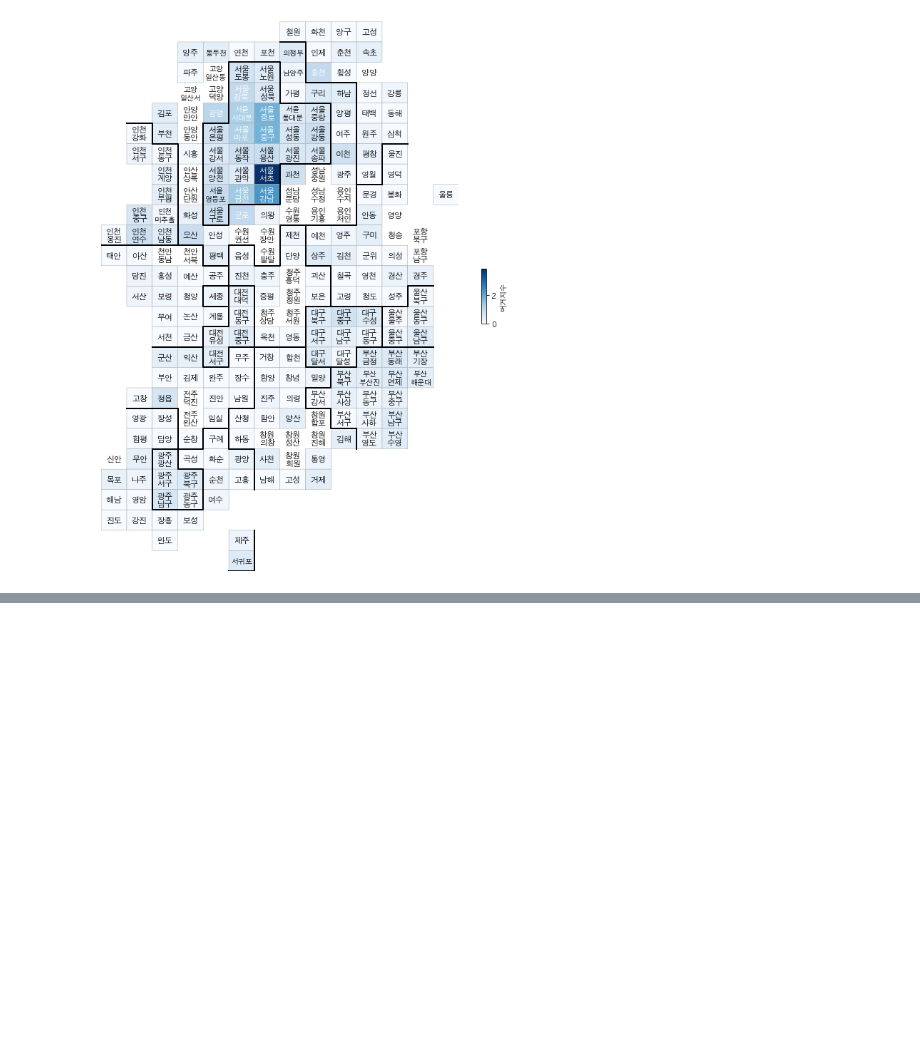
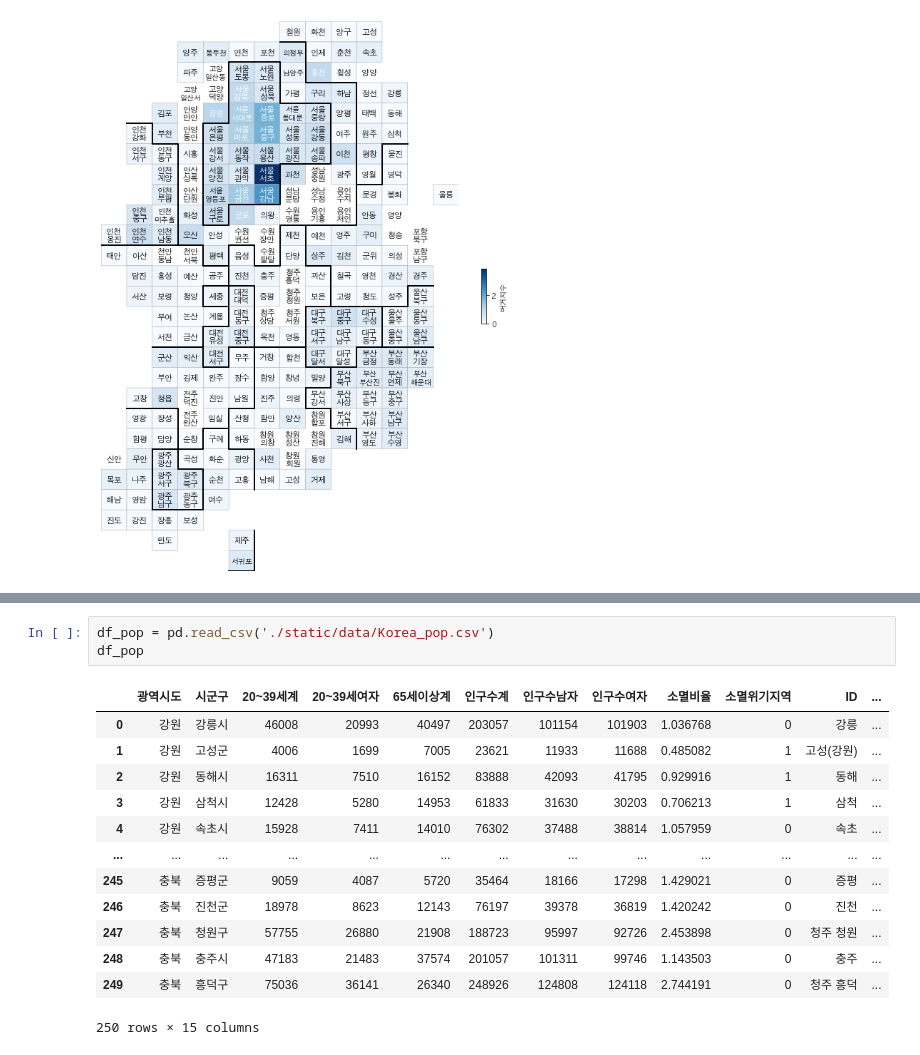
Before and after one commit to Wootae94/Flask-Web, a Jupyter notebook: 03.DataAnalysisModule/tmp.ipynb, the cells around one changed output, grey strips where cells are left out. Drawn from its saved outputs; the diff is of its cells as text; blank space fills up the shorter version.

```diff
--- a/03.DataAnalysisModule/tmp.ipynb
+++ b/03.DataAnalysisModule/tmp.ipynb
@@ -526,0 +560,17 @@ drawKorea('버거지수', df_burger, 'Blues')
+# %%
+df_pop = pd.read_csv('./static/data/Korea_pop.csv')
+df_pop
+# %% [output]
+|  | 광역시도 | 시군구 | 20~39세계 | 20~39세여자 | 65세이상계 | 인구수계 | 인구수남자 | 인구수여자 | 소멸비율 | 소멸위기지역 | ID | ... |
+| 0 | 강원 | 강릉시 | 46008 | 20993 | 40497 | 203057 | 101154 | 101903 | 1.036768 | 0 | 강릉 | ... |
+| 1 | 강원 | 고성군 | 4006 | 1699 | 7005 | 23621 | 11933 | 11688 | 0.485082 | 1 | 고성(강원) | ... |
+| 2 | 강원 | 동해시 | 16311 | 7510 | 16152 | 83888 | 42093 | 41795 | 0.929916 | 1 | 동해 | ... |
+| 3 | 강원 | 삼척시 | 12428 | 5280 | 14953 | 61833 | 31630 | 30203 | 0.706213 | 1 | 삼척 | ... |
+| 4 | 강원 | 속초시 | 15928 | 7411 | 14010 | 76302 | 37488 | 38814 | 1.057959 | 0 | 속초 | ... |
+| ... | ... | ... | ... | ... | ... | ... | ... | ... | ... | ... | ... | ... |
+| 245 | 충북 | 증평군 | 9059 | 4087 | 5720 | 35464 | 18166 | 17298 | 1.429021 | 0 | 증평 | ... |
+| 246 | 충북 | 진천군 | 18978 | 8623 | 12143 | 76197 | 39378 | 36819 | 1.420242 | 0 | 진천 | ... |
+| 247 | 충북 | 청원구 | 57755 | 26880 | 21908 | 188723 | 95997 | 92726 | 2.453898 | 0 | 청주 청원 | ... |
+| 248 | 충북 | 충주시 | 47183 | 21483 | 37574 | 201057 | 101311 | 99746 | 1.143503 | 0 | 충주 | ... |
+| 249 | 충북 | 흥덕구 | 75036 | 36141 | 26340 | 248926 | 124808 | 124118 | 2.744191 | 0 | 청주 흥덕 | ... |
+250 rows × 15 columns
```
Also changed, not shown: parts of 17 cells of this notebook, 22 other files.
